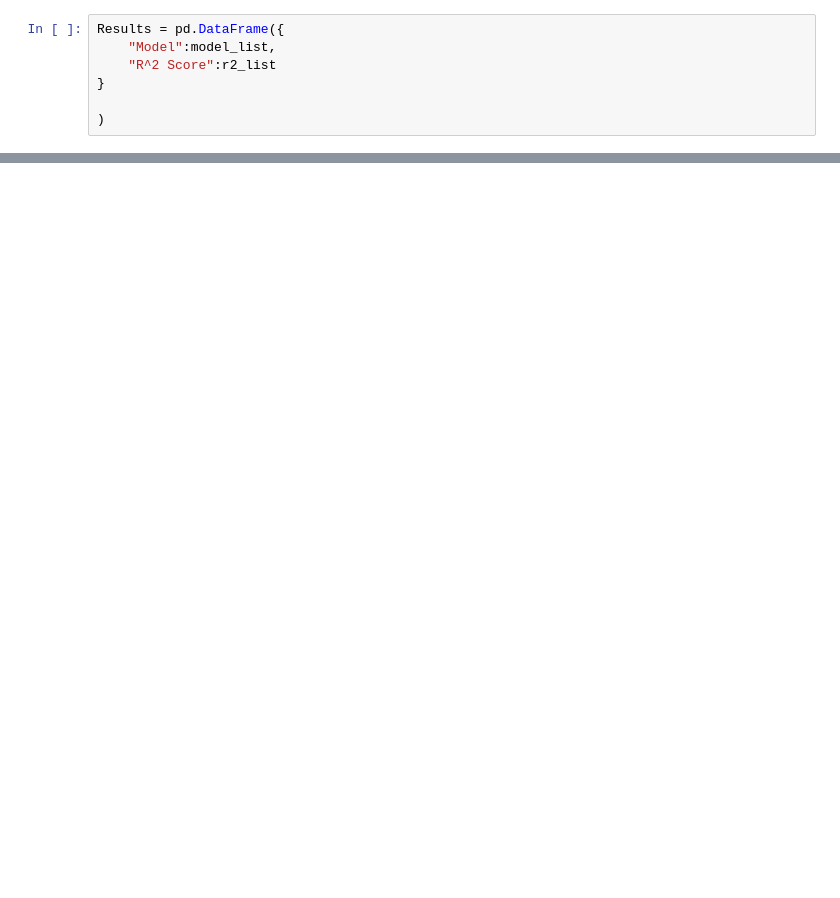
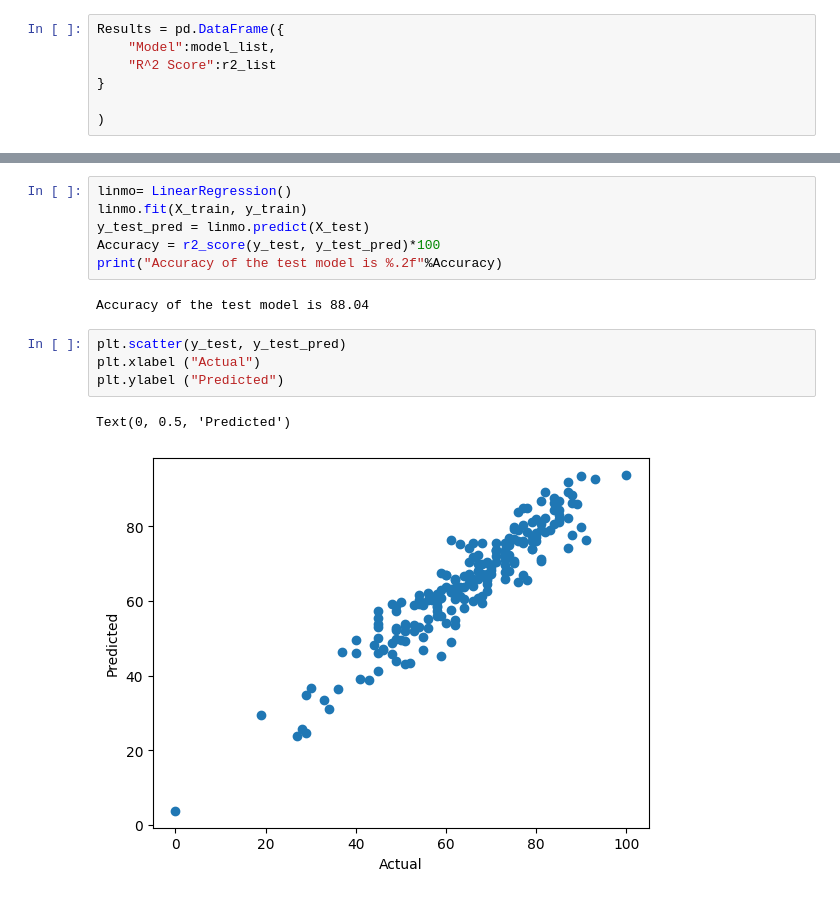
Before and after one commit to varungarg983/mlproject, a Jupyter notebook: Notebook/data/model_Training.ipynb, the cells around one changed output, grey strips where cells are left out. Drawn from its saved outputs; the diff is of its cells as text; blank space fills up the shorter version.

```diff
--- a/Notebook/data/model_Training.ipynb
+++ b/Notebook/data/model_Training.ipynb
@@ -193 +202,16 @@ Results.sort_values(by="R^2 Score", ascending=False)
 | 6 | SVR | 0.728600 |
+# %%
+linmo= LinearRegression()
+linmo.fit(X_train, y_train)
+y_test_pred = linmo.predict(X_test)
+Accuracy = r2_score(y_test, y_test_pred)*100
+print("Accuracy of the test model is %.2f"%Accuracy)
+# %% [output]
+Accuracy of the test model is 88.04
+# %%
+plt.scatter(y_test, y_test_pred)
+plt.xlabel ("Actual")
+plt.ylabel ("Predicted")
+# %% [output]
+Text(0, 0.5, 'Predicted')
+[figure, added]
```
Also changed, not shown: parts of 6 cells of this notebook, 8 other files.
